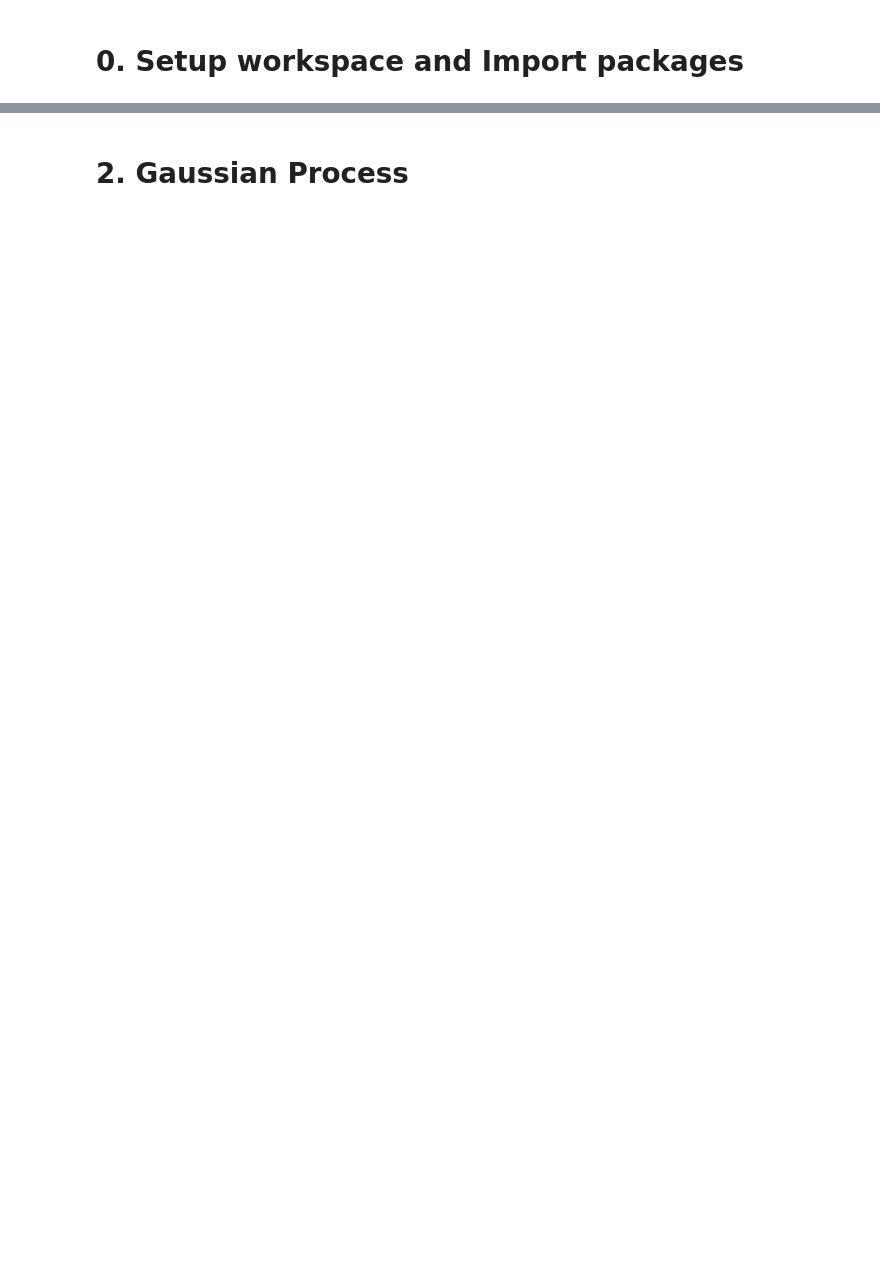
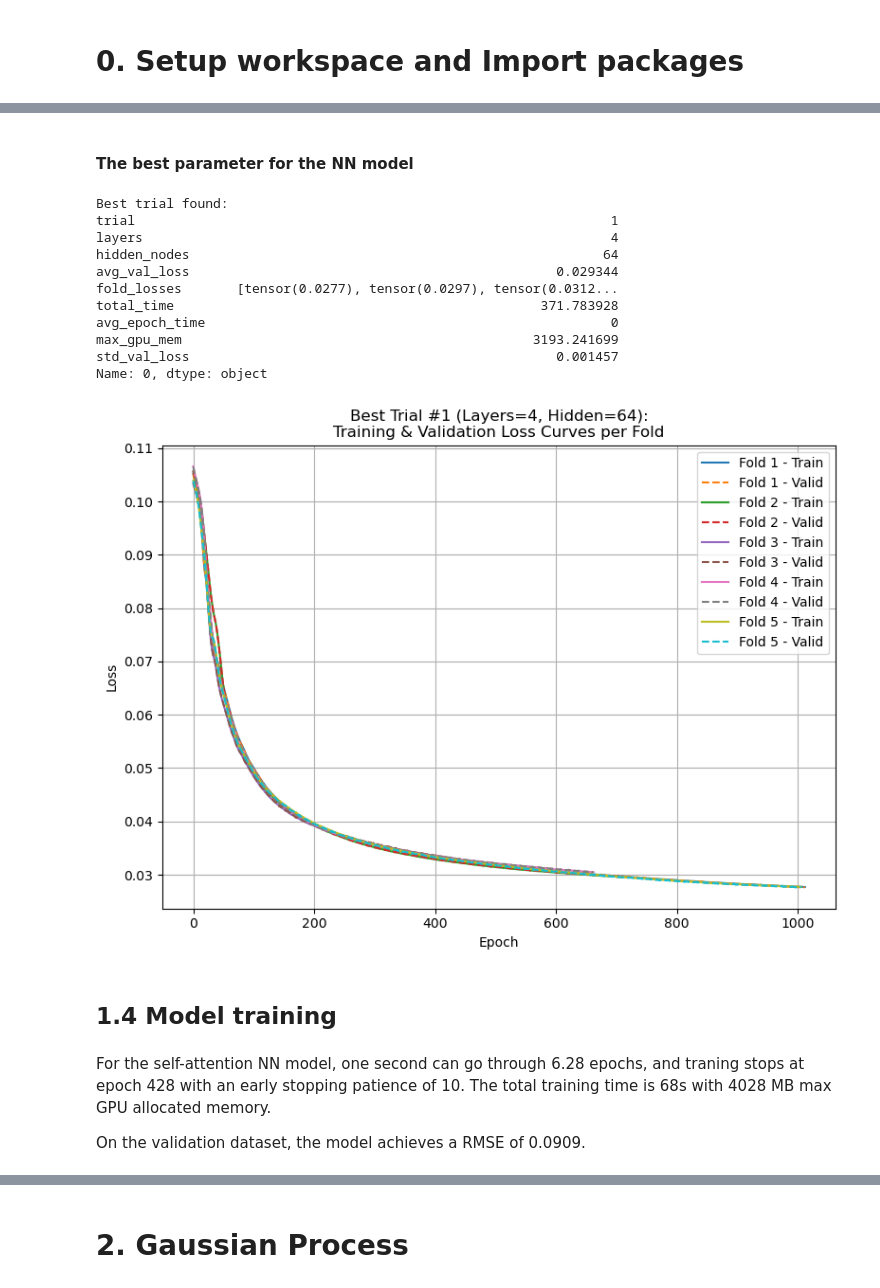
Before and after one commit to Luke0331/ML_Project2_Team1, a Jupyter notebook: ML_Project2_Team1.ipynb, the cells around one changed output, grey strips where cells are left out. Drawn from its saved outputs; the diff is of its cells as text; code cells hidden in the pictures; blank space fills up the shorter version.

```diff
--- a/ML_Project2_Team1.ipynb
+++ b/ML_Project2_Team1.ipynb
@@ -81,0 +674,72 @@ from pysr import PySRRegressor
+# %% [markdown]
+#### The best parameter for the NN model
+# %%
+# 1. Find the trial with the lowest validation loss
+best_idx = df_results['avg_val_loss'].idxmin()    # Index of the minimum avg_val_loss
+best_trial_info = df_results.loc[best_idx]
+best_trial_num = best_trial_info['trial']
+best_layers = best_trial_info['layers']
+best_hid = best_trial_info['hidden_nodes']
+
+print("Best trial found:")
+print(best_trial_info)
+
+# 2. Set up the base directory for random search outputs and number of folds
+num_folds = 5
+# Assume cwd_output is the main directory where outputs are saved
+# For example: cwd_output = "/path/to/output"
+# The following example follows the same storage logic as in the random search code
+base_dir = os.path.join(cwd_output,
+    f"random_search_trial_{best_trial_num}_layers_{best_layers}_hidden_{best_hid}"
+)
+
+# 3. Plot training and validation loss curves for each fold of the best trial on the same figure
+plt.figure(figsize=(8, 6))
+
+for fold in range(1, num_folds+1):
+    fold_dir = os.path.join(base_dir, f"fold_{fold}")
+    loss_path = os.path.join(fold_dir, 'loss_array.txt')
+
+    if not os.path.exists(loss_path):
+        print(f"Warning: {loss_path} does not exist, skipping.")
+        continue
+
+    # Load the loss array for the current fold
+    # The typical shape is: [epoch_index, train_loss, val_loss]
+    loss_data = np.loadtxt(loss_path)
+
+    # If early stopping occurred, different folds may have different number of epochs
+    epochs = loss_data[:, 0]
+    train_loss = loss_data[:, 1]
+    val_loss = loss_data[:, 2]
+
+    plt.plot(epochs, train_loss, label=f"Fold {fold} - Train", linestyle='-')
+    plt.plot(epochs, val_loss, label=f"Fold {fold} - Valid", linestyle='--')
+
+plt.xlabel("Epoch")
+plt.ylabel("Loss")
+plt.title(f"Best Trial #{best_trial_num} (Layers={best_layers}, Hidden={best_hid}):\n"
+          "Training & Validation Loss Curves per Fold")
+plt.legend()
+plt.grid(True)
+plt.tight_layout()
+plt.show()
+# %% [output]
+Best trial found:
+trial                                                             1
+layers                                                            4
+hidden_nodes                                                     64
+avg_val_loss                                               0.029344
+fold_losses       [tensor(0.0277), tensor(0.0297), tensor(0.0312...
+total_time                                               371.783928
+avg_epoch_time                                                    0
+max_gpu_mem                                             3193.241699
+std_val_loss                                               0.001457
+Name: 0, dtype: object
+[figure, added]
+# %% [markdown]
+## 1.4 Model training
+# %% [markdown]
+For the self-attention NN model, one second can go through 6.28 epochs, and traning stops at epoch 428 with an early stopping patience of 10. The total training time is 68s with 4028 MB max GPU allocated memory.
+
+On the validation dataset, the model achieves a RMSE of 0.0909.
```
Also changed, not shown: parts of 98 cells of this notebook, 3 other files.
